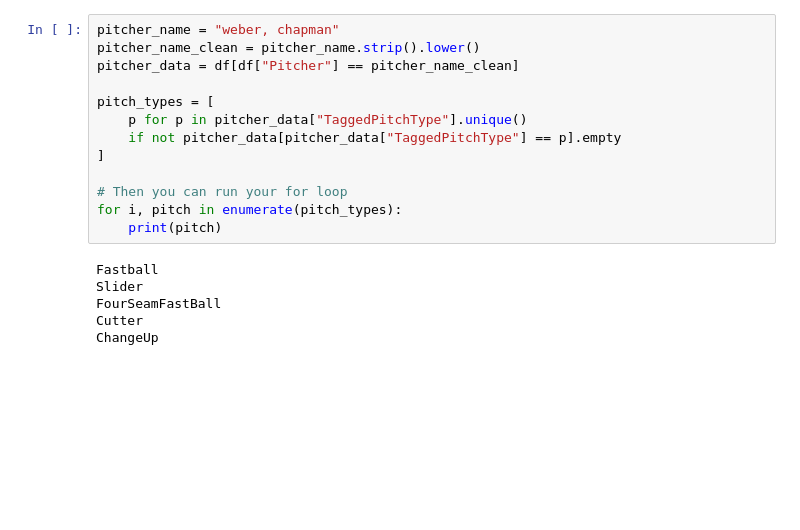
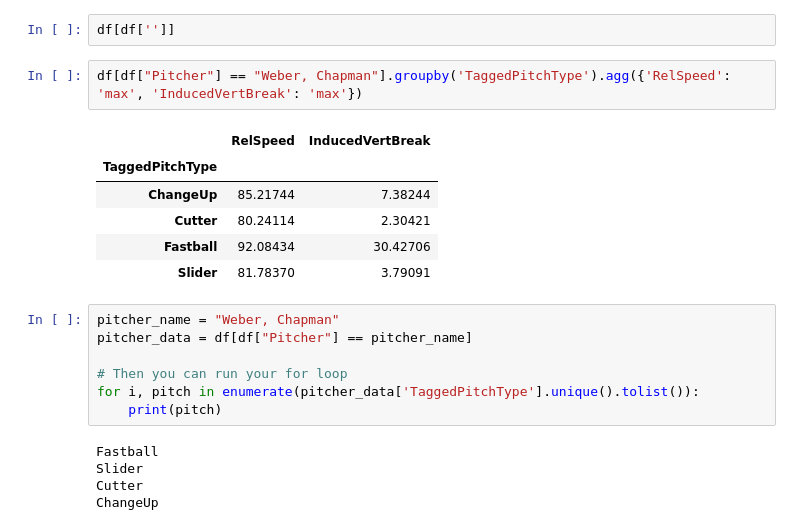
Before and after one commit to jackkalsched/UCSD_Baseball_25, a Jupyter notebook: Pitching/heat_maps.ipynb, the cells around one changed output. Drawn from its saved outputs; the diff is of its cells as text; blank space fills up the shorter version.

```diff
--- a/Pitching/heat_maps.ipynb
+++ b/Pitching/heat_maps.ipynb
@@ -103,19 +132,23 @@ def plot_pitcher_heatmaps(df, pitcher_name):
+# %%
+df[df['']]
+# %%
+df[df["Pitcher"] == "Weber, Chapman"].groupby('TaggedPitchType').agg({'RelSpeed': 'max', 'InducedVertBreak': 'max'})
+# %% [output]
+|  | RelSpeed | InducedVertBreak |
+| TaggedPitchType |  |  |
+| ChangeUp | 85.21744 | 7.38244 |
+| Cutter | 80.24114 | 2.30421 |
+| Fastball | 92.08434 | 30.42706 |
+| Slider | 81.78370 | 3.79091 |
 # %%
-pitcher_name = "weber, chapman"
-pitcher_name_clean = pitcher_name.strip().lower()
-pitcher_data = df[df["Pitcher"] == pitcher_name_clean]
-
-pitch_types = [
-    p for p in pitcher_data["TaggedPitchType"].unique()
-    if not pitcher_data[pitcher_data["TaggedPitchType"] == p].empty
-]
+pitcher_name = "Weber, Chapman"
+pitcher_data = df[df["Pitcher"] == pitcher_name]
 
 # Then you can run your for loop
-for i, pitch in enumerate(pitch_types):
+for i, pitch in enumerate(pitcher_data['TaggedPitchType'].unique().tolist()):
     print(pitch)
 # %% [output]
 Fastball
 Slider
-FourSeamFastBall
 Cutter
 ChangeUp
```
Also changed, not shown: parts of 10 cells of this notebook.
